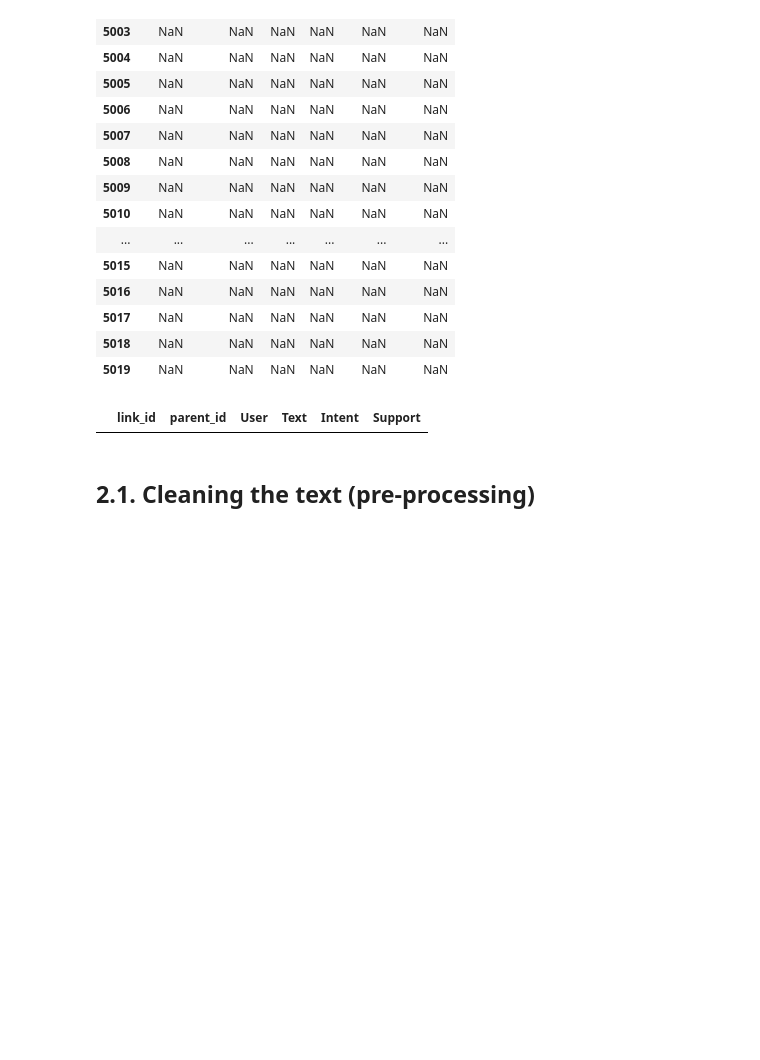
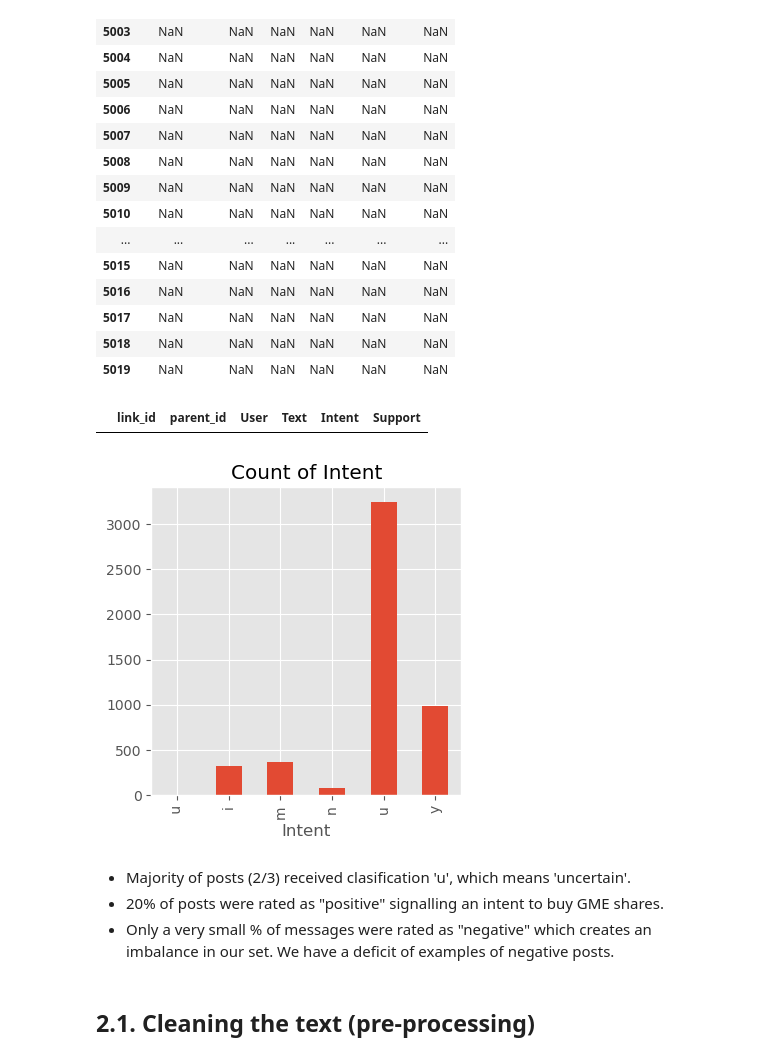
Before and after one commit to lusavkaedu/wallstreetbets, a Jupyter notebook: notebooks/DRAFT_labelled_model.ipynb, the cells around one changed output. Cells and saved outputs as stored; diff of their text form; code cells hidden in the pictures; blank space fills up the shorter version.

```diff
--- a/notebooks/DRAFT_labelled_model.ipynb
+++ b/notebooks/DRAFT_labelled_model.ipynb
@@ -102,6 +125,19 @@ df = df.dropna()
 df[ df['Text'].isna() ]
 # %% [output]
 |  | link_id | parent_id | User | Text | Intent | Support |
+# %%
+ax = df['Intent'].value_counts().sort_index() \
+    .plot(kind='bar',
+          title='Count of Intent',
+          figsize=(4, 4))
+ax.set_xlabel('Intent')
+plt.show()
+# %% [output]
+[figure, added]
+# %% [markdown]
+* Majority of posts (2/3) received clasification 'u', which means 'uncertain'.
+* 20% of posts were rated as "positive" signalling an intent to buy GME shares.
+* Only a very small % of messages were rated as "negative" which creates an  imbalance in our set.  We have a deficit of examples of negative posts.
 # %% [markdown]
 ## 2.1. Cleaning the text (pre-processing)
 # %%
```
Also changed, not shown: parts of 68 cells of this notebook.
